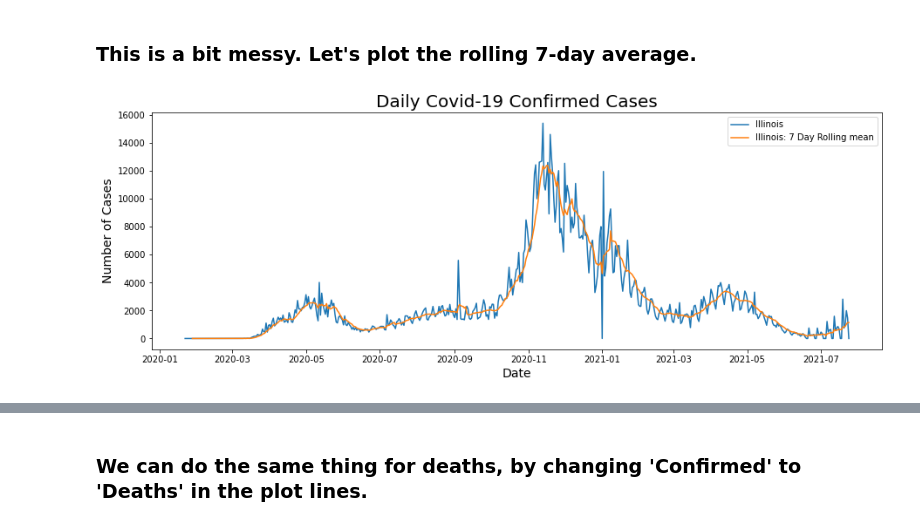
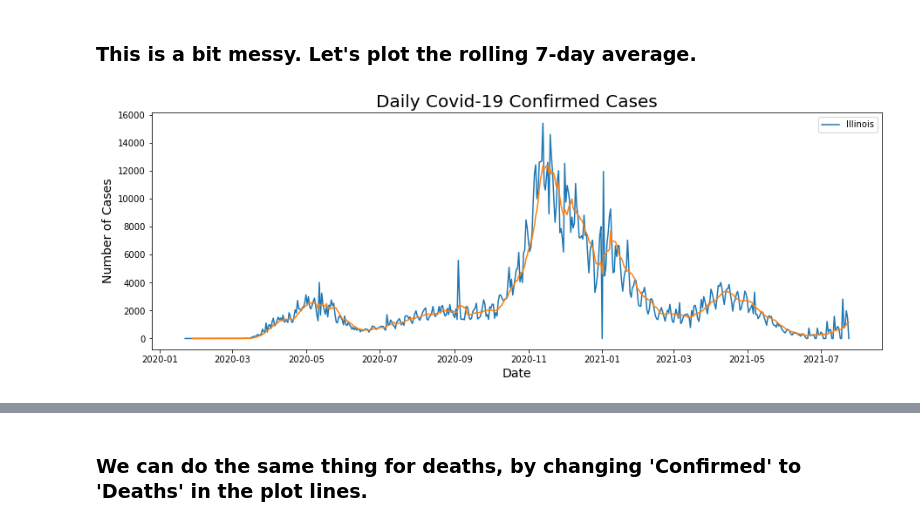
Before and after one commit to ekle12/big-data-camp, a Jupyter notebook: Instructor Notebooks/Covid_curves_Instructor.ipynb, the cells around one changed output, grey strips where cells are left out. Saved outputs shown, nothing was run; the diff lists cells and outputs as text; code cells hidden in the pictures.

```diff
--- a/Instructor Notebooks/Covid_curves_Instructor.ipynb
+++ b/Instructor Notebooks/Covid_curves_Instructor.ipynb
@@ -123,24 +122,21 @@ fig.set_size_inches(15, 5)
 # %% [markdown]
 ### This is a bit messy.  Let's plot the rolling 7-day average.
 # %%
-
 plt.plot(il_daily_deaths.index, il_daily_deaths['Confirmed'], label="Illinois")
 
-# Use a variable for the window size, so that we can easily change later, if we want
-window_size = 7
-label_string="%s: %s Day Rolling mean" % ("Illinois", window_size)
-plt.plot(il_daily_deaths['Confirmed'].rolling(window_size).mean(), label=label_string)
+plt.plot(il_daily_deaths['Confirmed'].rolling(7).mean())
+
 
 plt.legend()
 
 plt.title("Daily Covid-19 Confirmed Cases", fontsize=20)
 
 plt.xlabel("Date", fontsize=14)
 plt.ylabel("Number of Cases", fontsize=14);
 
 fig = plt.gcf()
 fig.set_size_inches(15, 5)
 # %% [output]
-[figure, old version]
+[figure, new version]
 # %% [markdown]
 ### To compare Illinois to another state, repeat the process for a different state.
```
Also changed, not shown: parts of 6 cells of this notebook, 3 other files.
